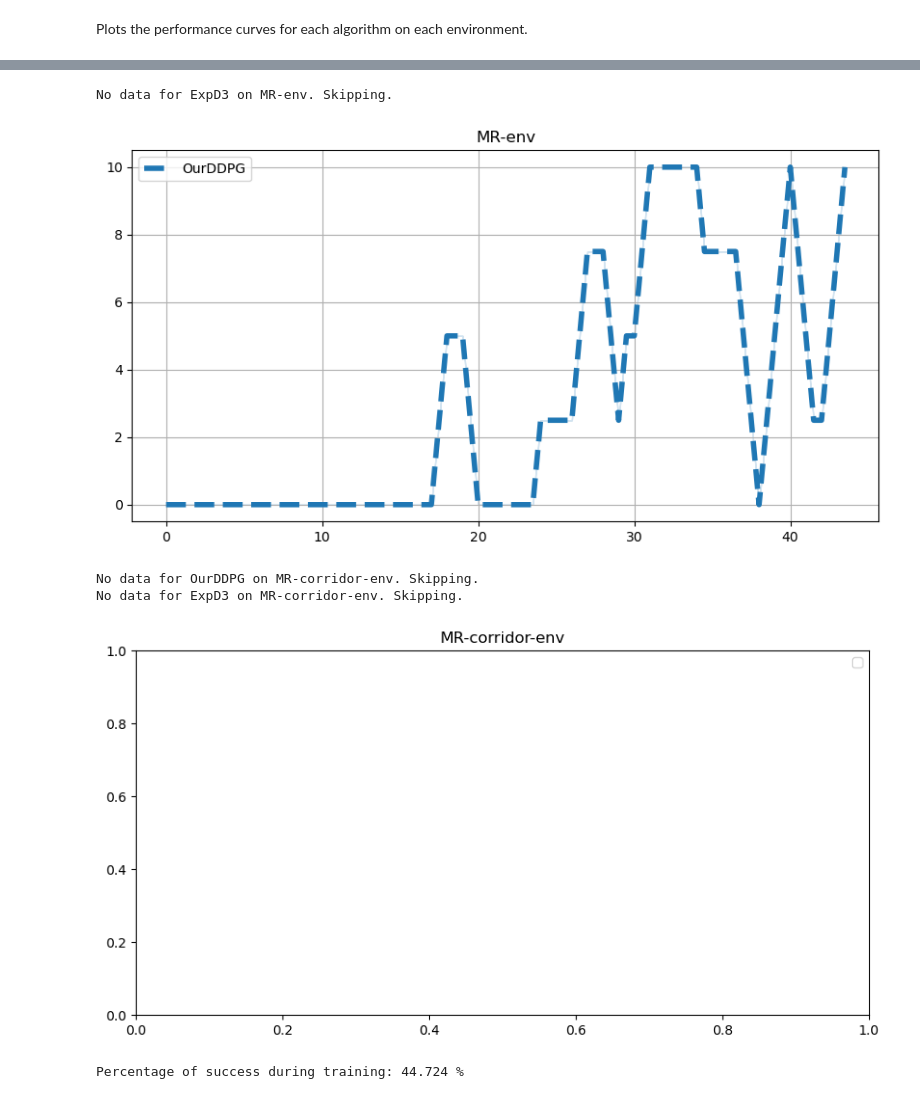
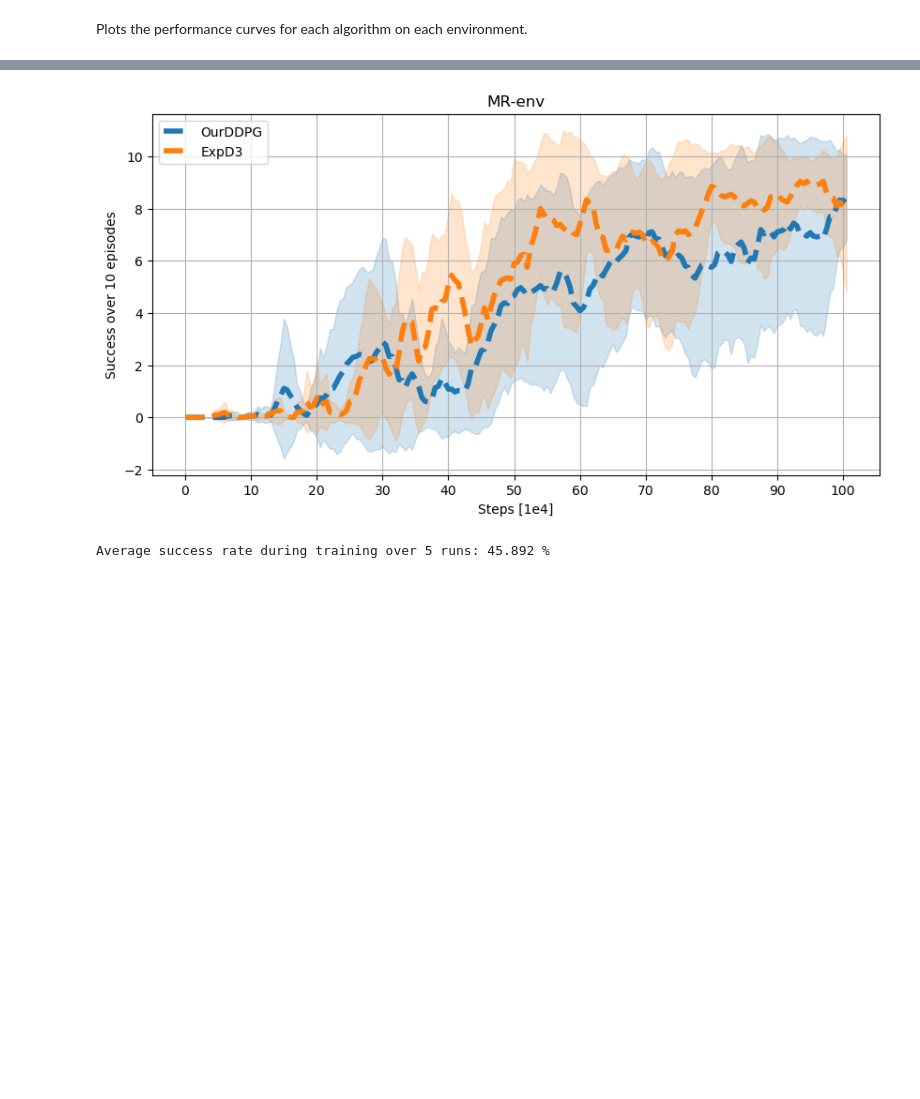
Before and after one commit to turcato-niccolo/test_turtlebot, a Jupyter notebook: 2d_envs/results.ipynb, the cells around one changed output, grey strips where cells are left out. Drawn from its saved outputs; the diff is of its cells as text; code cells hidden in the pictures; blank space fills up the shorter version.

Commit message:
top reward update

```diff
--- a/2d_envs/results.ipynb
+++ b/2d_envs/results.ipynb
@@ -16,7 +16,7 @@ def load_curves(algorithms, envs, t):
             for i in range(0, 100):
                 if t == 0: name = f"{path}/{alg}_{e}_{i}.npy"
                 if t == 1: name = f"{path}/{alg}_{e}_{i}_s.npy"
-                if t == 2: name = f"{path}/{alg}_{e}_{i}_t.npy"
+
                 if os.path.isfile(name):
                     #print(f"{name} loaded", np.load(name).shape)
                     curves[alg][e].append(list(np.load(name)))
@@ -47,11 +47,15 @@ def smooth(data, length=10):
         data[:, i-length] = np.mean(pad_data[:, i-length:i+length], axis=-1) # smooth the data with its average
     return data
 # %%
-def plot(ENVS, ALGORITHMS, curves):
+def plot(ENVS, ALGORITHMS, curves, t):
     # Plotting Results
     for k, e in enumerate(ENVS):
         fig, ax = plt.subplots(1, 1, figsize=(10, 5))
         ax.set_title(e)  # Set environment name as the title
+        ax.set_xlabel("Steps [1e4]")  # Label for x-axis
+        if t == 0: ax.set_ylabel("Reward")  # Label for y-axis
+        if t == 1: ax.set_ylabel("Success over 10 episodes")  # Label for y-axis
+
         for i, alg in enumerate(ALGORITHMS):
             c = curves[alg][e]  # Get data for the algorithm on this environment
             if c.size == 0:
@@ -63,6 +67,7 @@ def plot(ENVS, ALGORITHMS, curves):
 
             ax.plot(x, mu, label=alg, linewidth=4, linestyle='--', color='C' + str(i))  # Plot mean curve
             ax.fill_between(x, mu + sigma, mu - sigma, alpha=0.2, color='C' + str(i))  # Fill between std deviation
+            ax.set_xticks(np.arange(0, x[-1] + 1, step=10))
             ax.grid(True)  # Add grid
 
         ax.legend()  # Add legend for algorithms
@@ -71,12 +76,15 @@ def plot(ENVS, ALGORITHMS, curves):
 Plots the performance curves for each algorithm on each environment.
 # %%
 # Define environments and algorithms
-ENVS = ['MR-env', 'MR-corridor-env']
+ENVS = ['MR-env']
 ALGORITHMS = ['OurDDPG', 'ExpD3']
+
+# ENVS = ['MR-env', 'MR-corridor-env']
+
 done = 0
 
 # Load the curves
 curves = load_curves(ALGORITHMS, ENVS, done)
-
-plot(ENVS,ALGORITHMS,curves)
+# Plot data
+plot(ENVS, ALGORITHMS, curves, done)
 # %% [output]
@@ -88,19 +92,29 @@ No data for ExpD3 on MR-corridor-env. Skipping.
 # %%
 done = 1
 # Load the curves
 curves = load_curves(ALGORITHMS, ENVS, done)
-
-
-plot(ENVS,ALGORITHMS,curves)
+# Plot data
+plot(ENVS, ALGORITHMS, curves, done)
 # %% [output]
-No data for ExpD3 on MR-env. Skipping.
-[figure, old version]
+[figure, new version]
-No data for OurDDPG on MR-corridor-env. Skipping.
-No data for ExpD3 on MR-corridor-env. Skipping.
-[figure, removed]
-# %%
-s = np.load("./results/OurDDPG_MR-env_0_t.npy")
-
-print(f"Percentage of success during training: {s*100:.3f} %")
-# %% [output]
-Percentage of success during training: 44.724 %
+# %%
+import glob
+
+# List all files that match the naming pattern
+file_paths = glob.glob("./results/OurDDPG_MR-env_*_t.npy")     # 47.32 %
+#file_paths = glob.glob("./results/ExpD3_MR-env_*_t.npy")        # 57.54 %
+
+# Load each file and store the results in a list
+data = []
+for file_path in file_paths:
+    s = np.load(file_path)
+    data.append(s)
+
+# Convert the list to a NumPy array and compute the mean
+data = np.array(data)
+mean_success = np.mean(data)
+
+# Display the mean success rate as a percentage
+print(f"Average success rate during training over 5 runs: {mean_success * 100:.3f} %")
+# %% [output]
+Average success rate during training over 5 runs: 45.892 %
```
Also changed, not shown: parts of 1 cell of this notebook, 3 other files.
